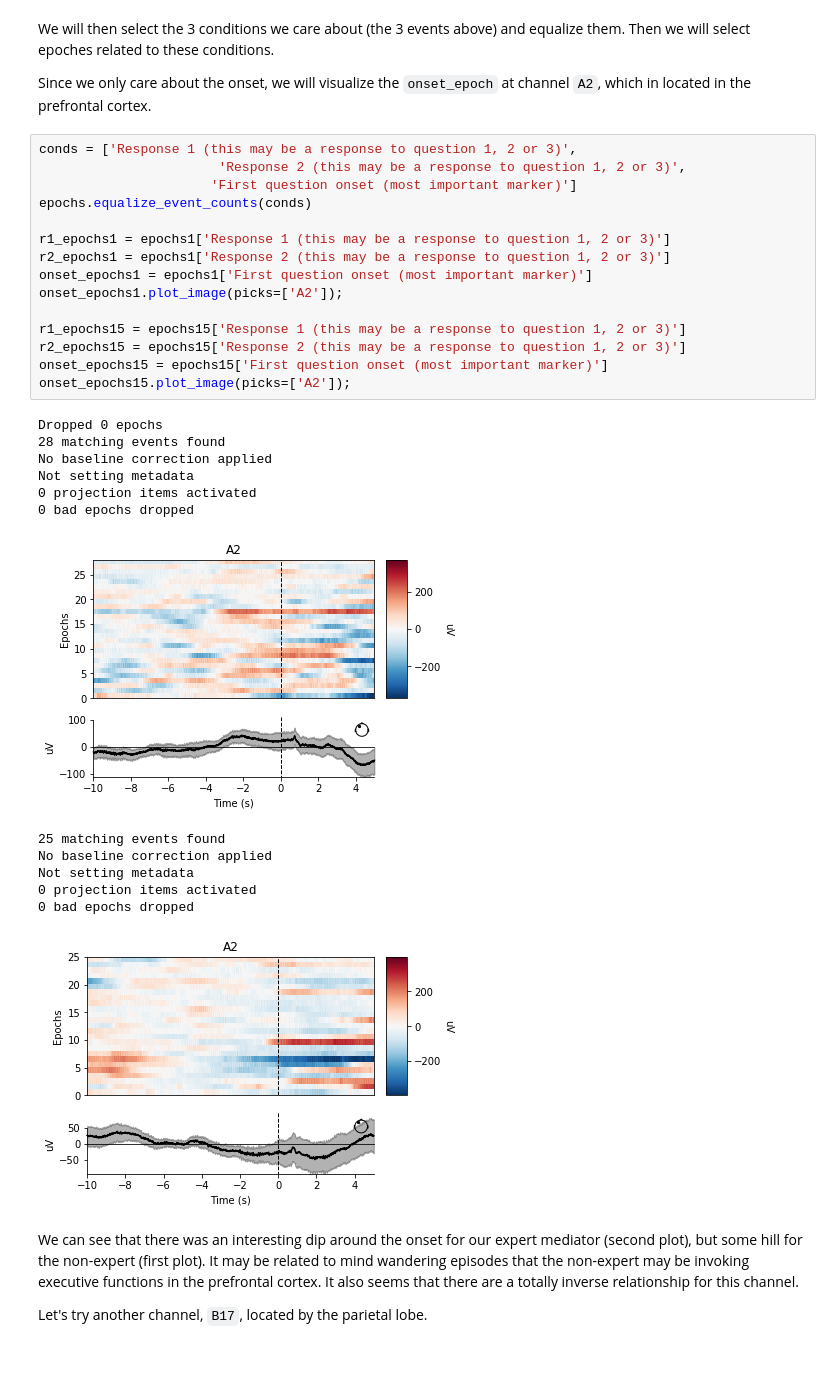
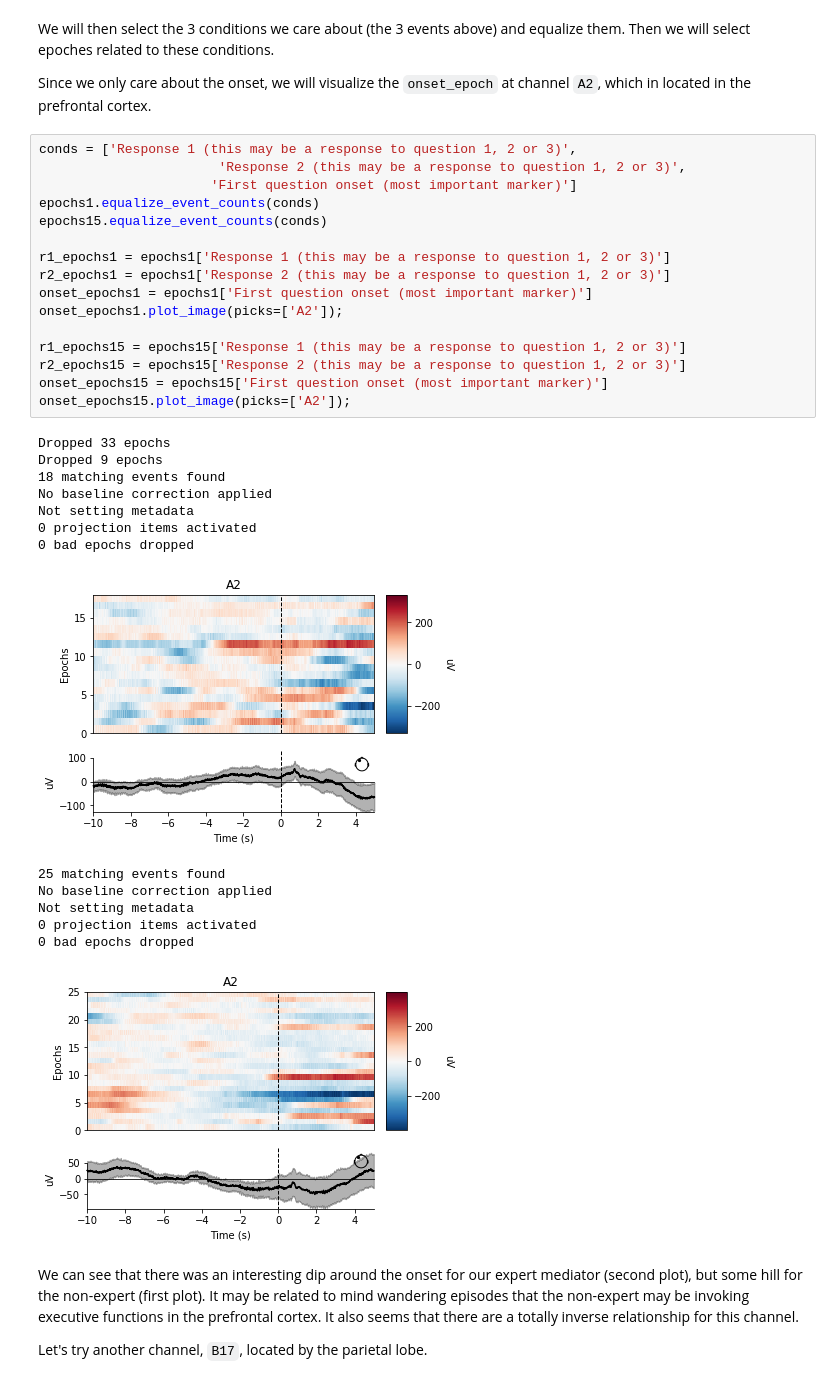
Before and after one commit to yuyang-zhong/EEG-Neural, a Jupyter notebook: notebooks/final_notebook.ipynb, the cells around one changed output. Cells and saved outputs as stored; diff of their text form.

```diff
--- a/notebooks/final_notebook.ipynb
+++ b/notebooks/final_notebook.ipynb
@@ -230,26 +242,28 @@ Since we only care about the onset, we will visualize the `onset_epoch` at chann
 # %%
 conds = ['Response 1 (this may be a response to question 1, 2 or 3)',
                        'Response 2 (this may be a response to question 1, 2 or 3)',
                       'First question onset (most important marker)']
-epochs.equalize_event_counts(conds)
+epochs1.equalize_event_counts(conds)
+epochs15.equalize_event_counts(conds)
 
 r1_epochs1 = epochs1['Response 1 (this may be a response to question 1, 2 or 3)']
 r2_epochs1 = epochs1['Response 2 (this may be a response to question 1, 2 or 3)']
 onset_epochs1 = epochs1['First question onset (most important marker)']
 onset_epochs1.plot_image(picks=['A2']);
 
 r1_epochs15 = epochs15['Response 1 (this may be a response to question 1, 2 or 3)']
 r2_epochs15 = epochs15['Response 2 (this may be a response to question 1, 2 or 3)']
 onset_epochs15 = epochs15['First question onset (most important marker)']
 onset_epochs15.plot_image(picks=['A2']);
 # %% [output]
-Dropped 0 epochs
-28 matching events found
+Dropped 33 epochs
+Dropped 9 epochs
+18 matching events found
 No baseline correction applied
 Not setting metadata
 0 projection items activated
 0 bad epochs dropped
-[figure, old version]
+[figure, new version]
 25 matching events found
 No baseline correction applied
 Not setting metadata
```
Also changed, not shown: parts of 38 cells of this notebook.
